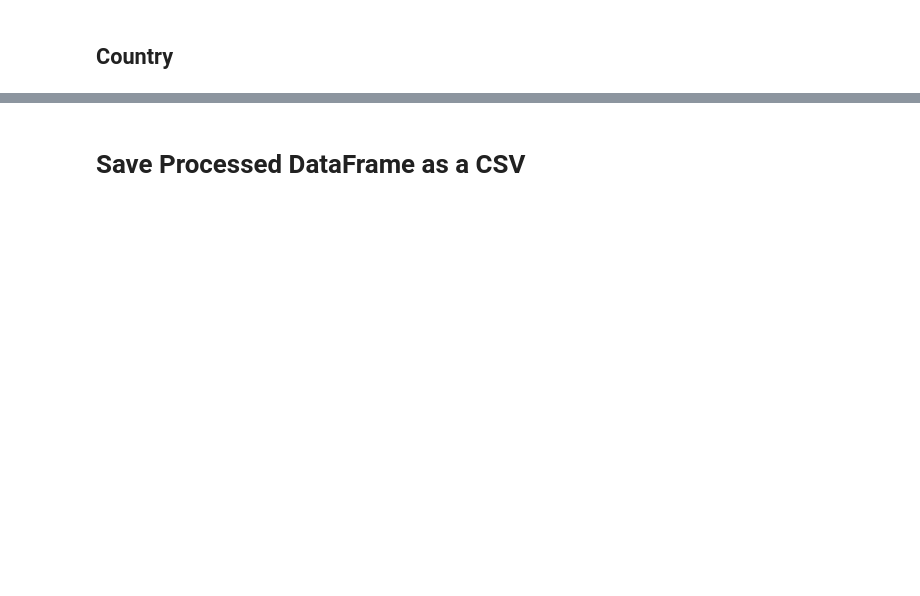
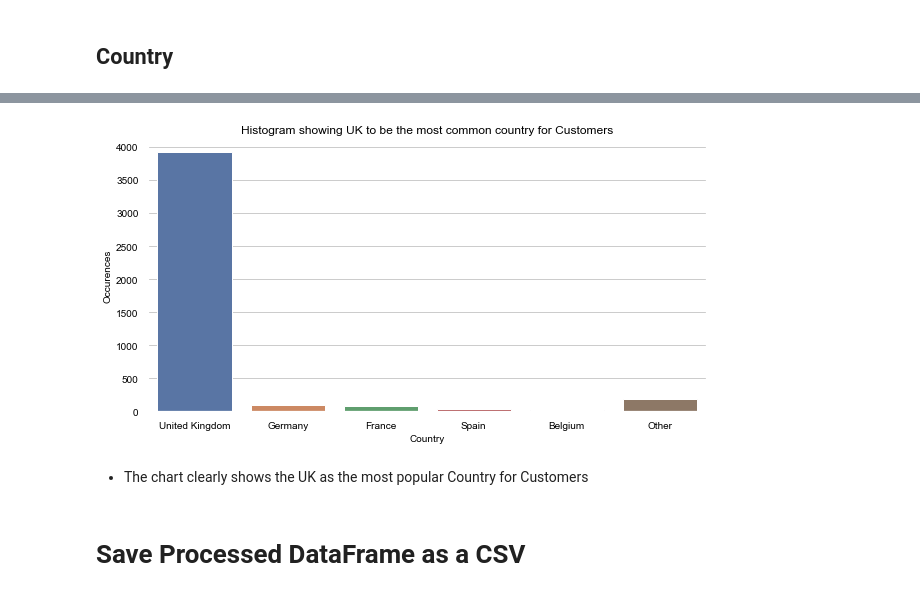
Before and after one commit to AdamBlomfield/customer_segmentation_via_cluster_analysis, a Jupyter notebook: notebooks/02_Data_Exploration.ipynb, the cells around one changed output, grey strips where cells are left out. Saved outputs shown, nothing was run; the diff lists cells and outputs as text; code cells hidden in the pictures; blank space fills up the shorter version.

```diff
--- a/notebooks/02_Data_Exploration.ipynb
+++ b/notebooks/02_Data_Exploration.ipynb
@@ -358,0 +358,4 @@ array(['17850.0', '13047.0', '12583.0', ..., '13298.0', '14569.0',
+# %%
+# Group the dataframe by CustomerID, whilst also displaying the country the CustomerID is from
+df_customer_countries = df.groupby(['CustomerID', 'Country']).count()
+df_customer_countries.head(2)
@@ -358,0 +367,4 @@ array(['17850.0', '13047.0', '12583.0', ..., '13298.0', '14569.0',
+# %%
+# Move 'CustomerID' and 'Country' from index, and only keep those 2 columns
+df_customer_countries = df_customer_countries.reset_index()[['CustomerID', 'Country']]
+df_customer_countries.head(2)
@@ -358,0 +375,10 @@ array(['17850.0', '13047.0', '12583.0', ..., '13298.0', '14569.0',
+# %%
+# Number of customers from each country
+customer_per_country = df_customer_countries.groupby(by='Country').count().sort_values(by='CustomerID', ascending=False)
+# Take the top 5 countries
+df_customer_countries = customer_per_country[:5]
+# Group the other countries into an Other row
+df_customer_countries_other = pd.Series(data=customer_per_country[5:].sum(), index=['CustomerID'], name='Other')
+# # Add to 'Country' Series
+df_customer_countries = df_customer_countries.append(df_customer_countries_other)
+df_customer_countries
@@ -358,0 +394,8 @@ array(['17850.0', '13047.0', '12583.0', ..., '13298.0', '14569.0',
+# %%
+ax = sns.barplot(x=df_customer_countries.index, y=df_customer_countries['CustomerID'])
+
+ax.set(title='Histogram showing UK to be the most common country for Customers', ylabel = 'Occurences');
+# %% [output]
+[figure, added]
+# %% [markdown]
+* The chart clearly shows the UK as the most popular Country for Customers
```
Also changed, not shown: parts of 22 cells of this notebook.
